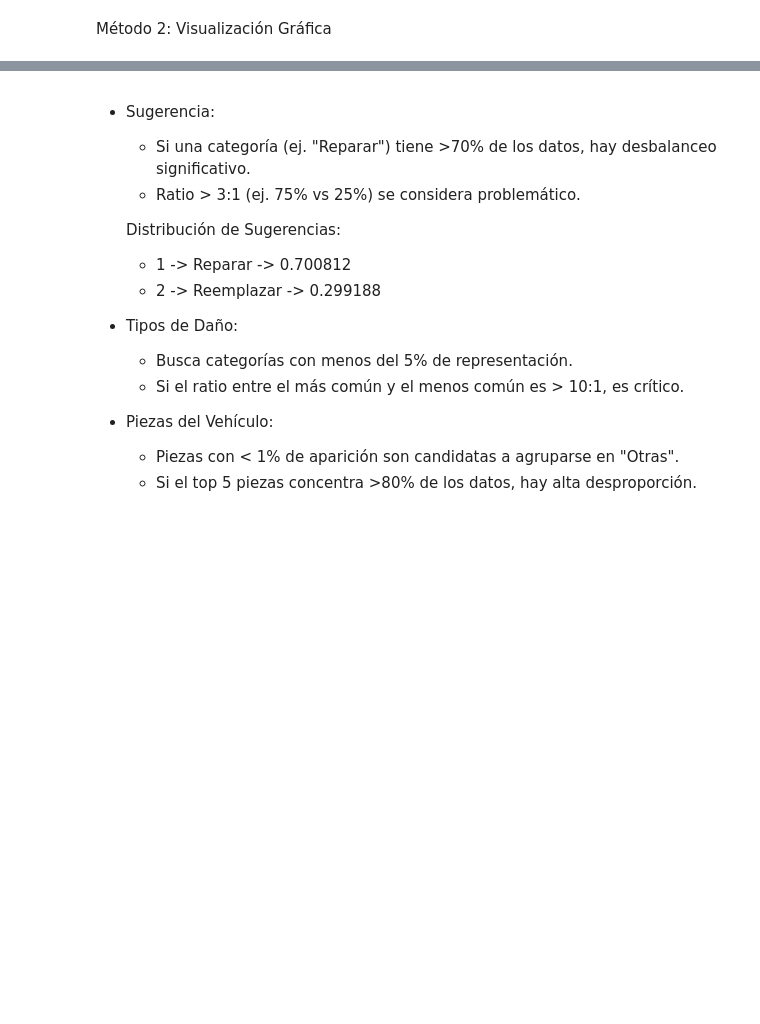
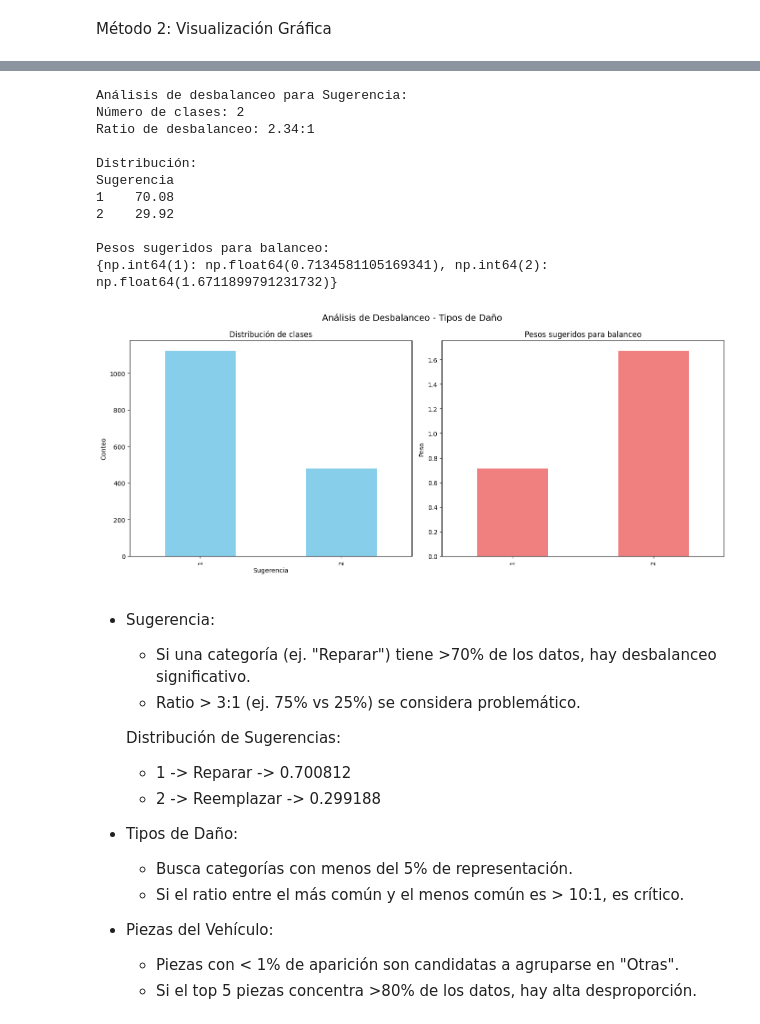
Before and after one commit to ramirezla/VehiculosVerificationDeDannosEtiquetasReducidas, a Jupyter notebook: modelo_detectar_dannos_en_imagenes_de_vehiculos_Con_MejorasV5_B0.ipynb, the cells around one changed output, grey strips where cells are left out. Cells and saved outputs as stored; diff of their text form; code cells hidden in the pictures; blank space fills up the shorter version.

```diff
--- a/modelo_detectar_dannos_en_imagenes_de_vehiculos_Con_MejorasV5_B0.ipynb
+++ b/modelo_detectar_dannos_en_imagenes_de_vehiculos_Con_MejorasV5_B0.ipynb
@@ -417,3 +826,19 @@ calcular_desbalanceo('Piezas del Vehículo')
+# %%
+# 3. Uso para ver desbalanceo de Piezas del Vehículo
+visualizar_desbalanceo(df, 'Sugerencia', 'Análisis de Desbalanceo - Tipos de Daño')
+# %% [output]
+Análisis de desbalanceo para Sugerencia:
+Número de clases: 2
+Ratio de desbalanceo: 2.34:1
+
+Distribución:
+Sugerencia
+1    70.08
+2    29.92
+
+Pesos sugeridos para balanceo:
+{np.int64(1): np.float64(0.7134581105169341), np.int64(2): np.float64(1.6711899791231732)}
+[figure, added]
 # %% [markdown]
 - Sugerencia:
     - Si una categoría (ej. "Reparar") tiene >70% de los datos, hay desbalanceo significativo.
```
Also changed, not shown: parts of 30 cells of this notebook, 7 other files.
